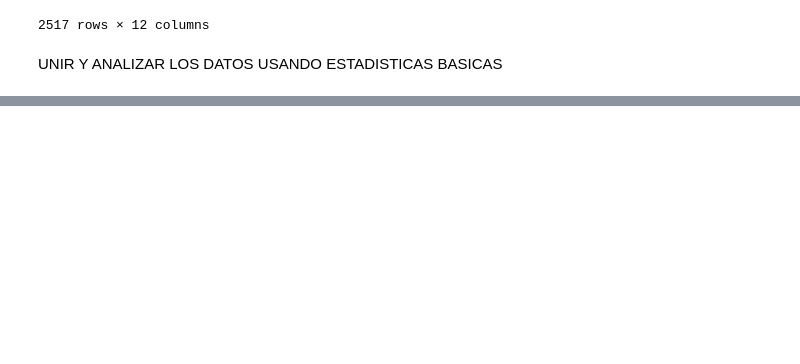
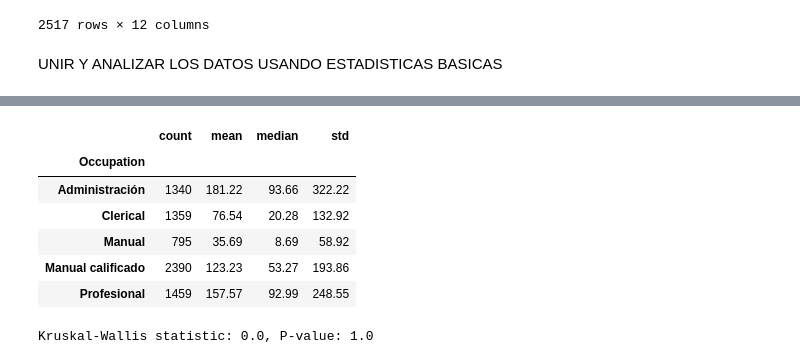
Before and after one commit to Nico22724/Guayerd_InteligenciaArtificial, a Jupyter notebook: Proyecto Aurelion/EDA.ipynb, the cells around one changed output, grey strips where cells are left out. Saved outputs shown, nothing was run; the diff lists cells and outputs as text; code cells hidden in the pictures; blank space fills up the shorter version.

```diff
--- a/Proyecto Aurelion/EDA.ipynb
+++ b/Proyecto Aurelion/EDA.ipynb
@@ -32,3 +32,3 @@ df_FactInventory = pd.read_sql_query("SELECT TOP 1000 * FROM FactInventory", con
 # %%
-df_FactOnlineSales = pd.read_sql_query("SELECT TOP 1000 * FROM FactOnlineSales", conn)
+df_FactOnlineSales = pd.read_sql_query("SELECT TOP 10000 * FROM FactOnlineSales", conn)
 # %%
@@ -314,0 +347,23 @@ for manufacturer in manufacturers:
+# %%
+# Unir tablas para análisis de correlación entre ocupación y monto de ventas
+df_corr_ocuppation_sales = pd.merge(df_DimCustomer, df_FactOnlineSales, on="CustomerKey", how="left")
+# %%
+df_corr_ocuppation_sales.dropna(inplace=True) # Los calculos estadisticos son sensibles a los valores nulos
+# %%
+# Análisis de correlación entre ocupación y monto de ventas
+df_corr_ocuppation_sales.groupby("Occupation")["SalesAmount"].agg(["count","mean","median","std"]).round(2)
+# %% [output]
+|  | count | mean | median | std |
+| Occupation |  |  |  |  |
+| Administración | 1340 | 181.22 | 93.66 | 322.22 |
+| Clerical | 1359 | 76.54 | 20.28 | 132.92 |
+| Manual | 795 | 35.69 | 8.69 | 58.92 |
+| Manual calificado | 2390 | 123.23 | 53.27 | 193.86 |
+| Profesional | 1459 | 157.57 | 92.99 | 248.55 |
+# %%
+# Estadistica de
+groups_occup_sales = [df_corr_ocuppation_sales['SalesAmount'].values for n,g in df_corr_ocuppation_sales.groupby('Occupation')]
+stat, p = stats.kruskal(*groups_occup_sales)
+print(f"Kruskal-Wallis statistic: {stat}, P-value: {p}")
+# %% [output]
+Kruskal-Wallis statistic: 0.0, P-value: 1.0
```
Also changed, not shown: parts of 11 cells of this notebook.
